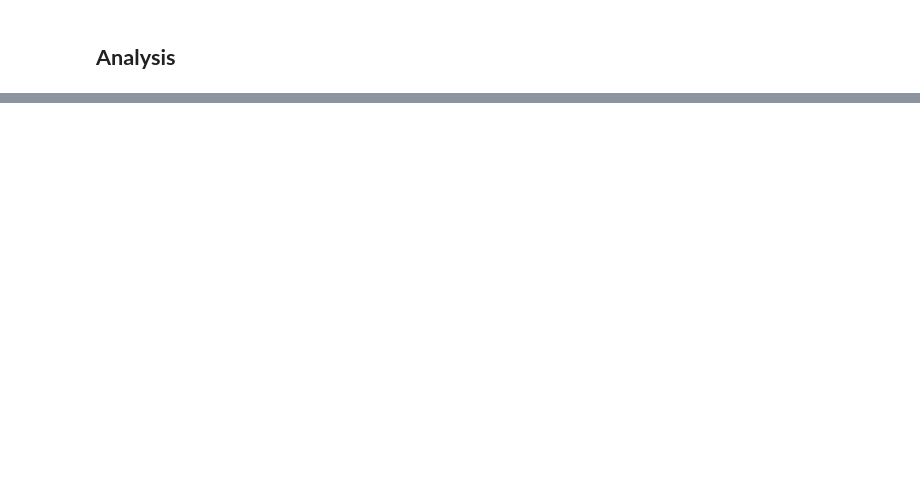
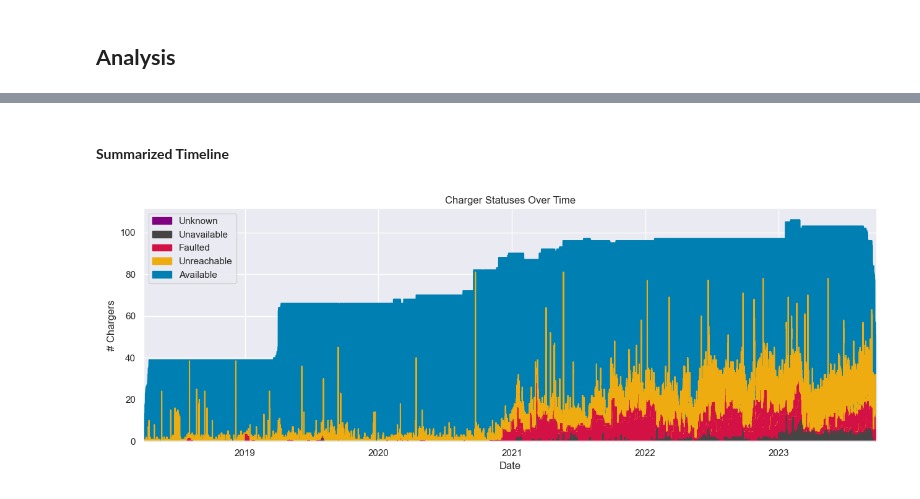
Before and after one commit to b-dagostino/charger-reliability, a Jupyter notebook: notebooks/bdag.ipynb, the cells around one changed output, grey strips where cells are left out. Drawn from its saved outputs; the diff is of its cells as text; code cells hidden in the pictures; blank space fills up the shorter version.

```diff
--- a/notebooks/bdag.ipynb
+++ b/notebooks/bdag.ipynb
@@ -569,0 +353,23 @@ resampled_state_counts_normalized.groupby(resampled_state_counts_normalized.inde
+# %% [markdown]
+#### **Summarized Timeline**
+# %%
+ax = resampled_state_counts.plot.area(
+    y=["Unknown", "Unavailable", "Faulted", "Unreachable", "Available"],
+    rot=0,
+    ylabel="# Chargers",
+    xlabel="Date",
+    title="Charger Statuses Over Time",
+    style={
+        "Unknown": "purple",
+        "Unavailable": "#454545",
+        "Unreachable": "#EEAC11",
+        "Faulted": "#D31144",
+        "Available": "#0080B2",
+    },
+)
+
+fig = ax.get_figure()
+fig.set_figwidth(fig.get_figwidth() * 2)
+ax.get_figure().tight_layout()
+# %% [output]
+[figure, added]
```
Also changed, not shown: parts of 71 cells of this notebook, 1 other file.
